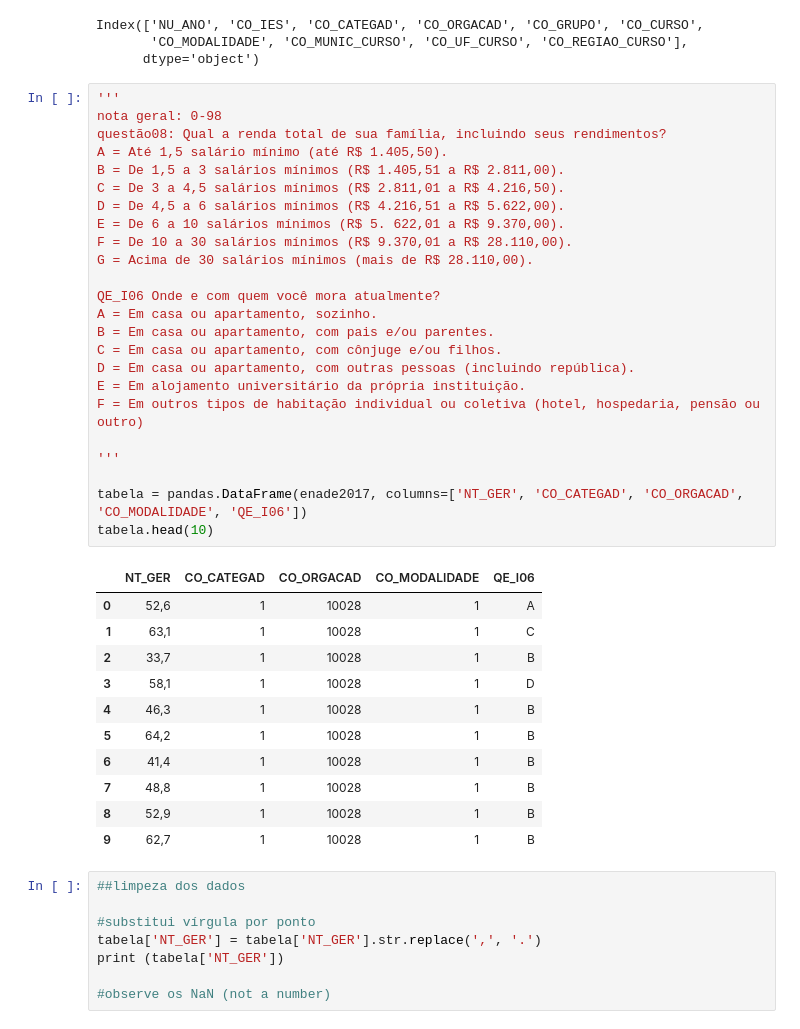
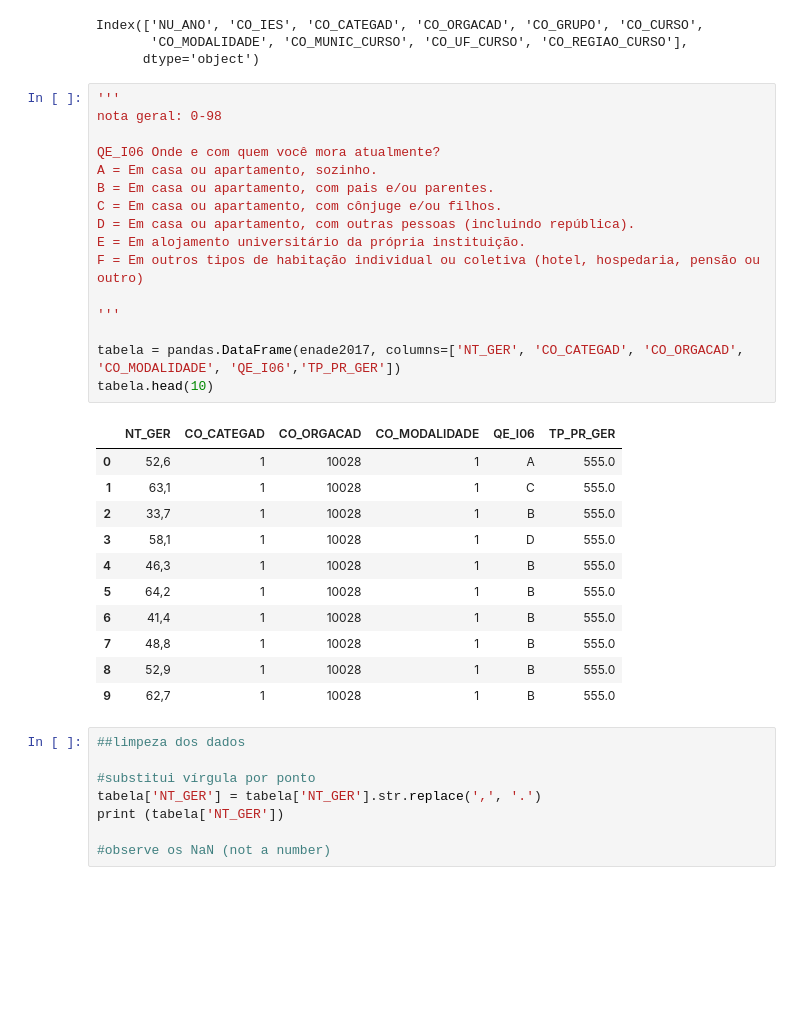
Before and after one commit to nayaras/topicosIC-1, a Jupyter notebook: enade.ipynb, the cells around one changed output. Cells and saved outputs as stored; diff of their text form; blank space fills up the shorter version.

```diff
--- a/enade.ipynb
+++ b/enade.ipynb
@@ -37,39 +37,31 @@ Index(['NU_ANO', 'CO_IES', 'CO_CATEGAD', 'CO_ORGACAD', 'CO_GRUPO', 'CO_CURSO',
 # %%
 '''
 nota geral: 0-98
-questão08: Qual a renda total de sua família, incluindo seus rendimentos?
-A = Até 1,5 salário mínimo (até R$ 1.405,50).
-B = De 1,5 a 3 salários mínimos (R$ 1.405,51 a R$ 2.811,00).
-C = De 3 a 4,5 salários mínimos (R$ 2.811,01 a R$ 4.216,50).
-D = De 4,5 a 6 salários mínimos (R$ 4.216,51 a R$ 5.622,00).
-E = De 6 a 10 salários mínimos (R$ 5. 622,01 a R$ 9.370,00).
-F = De 10 a 30 salários mínimos (R$ 9.370,01 a R$ 28.110,00).
-G = Acima de 30 salários mínimos (mais de R$ 28.110,00).
 
 QE_I06 Onde e com quem você mora atualmente?
 A = Em casa ou apartamento, sozinho.
 B = Em casa ou apartamento, com pais e/ou parentes.
 C = Em casa ou apartamento, com cônjuge e/ou filhos.
 D = Em casa ou apartamento, com outras pessoas (incluindo república).
 E = Em alojamento universitário da própria instituição.
 F = Em outros tipos de habitação individual ou coletiva (hotel, hospedaria, pensão ou outro)
 
 '''
 
-tabela = pandas.DataFrame(enade2017, columns=['NT_GER', 'CO_CATEGAD', 'CO_ORGACAD', 'CO_MODALIDADE', 'QE_I06'])
+tabela = pandas.DataFrame(enade2017, columns=['NT_GER', 'CO_CATEGAD', 'CO_ORGACAD', 'CO_MODALIDADE', 'QE_I06','TP_PR_GER'])
 tabela.head(10)
 # %% [output]
-|  | NT_GER | CO_CATEGAD | CO_ORGACAD | CO_MODALIDADE | QE_I06 |
-| 0 | 52,6 | 1 | 10028 | 1 | A |
-| 1 | 63,1 | 1 | 10028 | 1 | C |
-| 2 | 33,7 | 1 | 10028 | 1 | B |
-| 3 | 58,1 | 1 | 10028 | 1 | D |
-| 4 | 46,3 | 1 | 10028 | 1 | B |
-| 5 | 64,2 | 1 | 10028 | 1 | B |
-| 6 | 41,4 | 1 | 10028 | 1 | B |
-| 7 | 48,8 | 1 | 10028 | 1 | B |
-| 8 | 52,9 | 1 | 10028 | 1 | B |
-| 9 | 62,7 | 1 | 10028 | 1 | B |
+|  | NT_GER | CO_CATEGAD | CO_ORGACAD | CO_MODALIDADE | QE_I06 | TP_PR_GER |
+| 0 | 52,6 | 1 | 10028 | 1 | A | 555.0 |
+| 1 | 63,1 | 1 | 10028 | 1 | C | 555.0 |
+| 2 | 33,7 | 1 | 10028 | 1 | B | 555.0 |
+| 3 | 58,1 | 1 | 10028 | 1 | D | 555.0 |
+| 4 | 46,3 | 1 | 10028 | 1 | B | 555.0 |
+| 5 | 64,2 | 1 | 10028 | 1 | B | 555.0 |
+| 6 | 41,4 | 1 | 10028 | 1 | B | 555.0 |
+| 7 | 48,8 | 1 | 10028 | 1 | B | 555.0 |
+| 8 | 52,9 | 1 | 10028 | 1 | B | 555.0 |
+| 9 | 62,7 | 1 | 10028 | 1 | B | 555.0 |
 # %%
 ##limpeza dos dados
 
```
Also changed, not shown: parts of 11 cells of this notebook.
